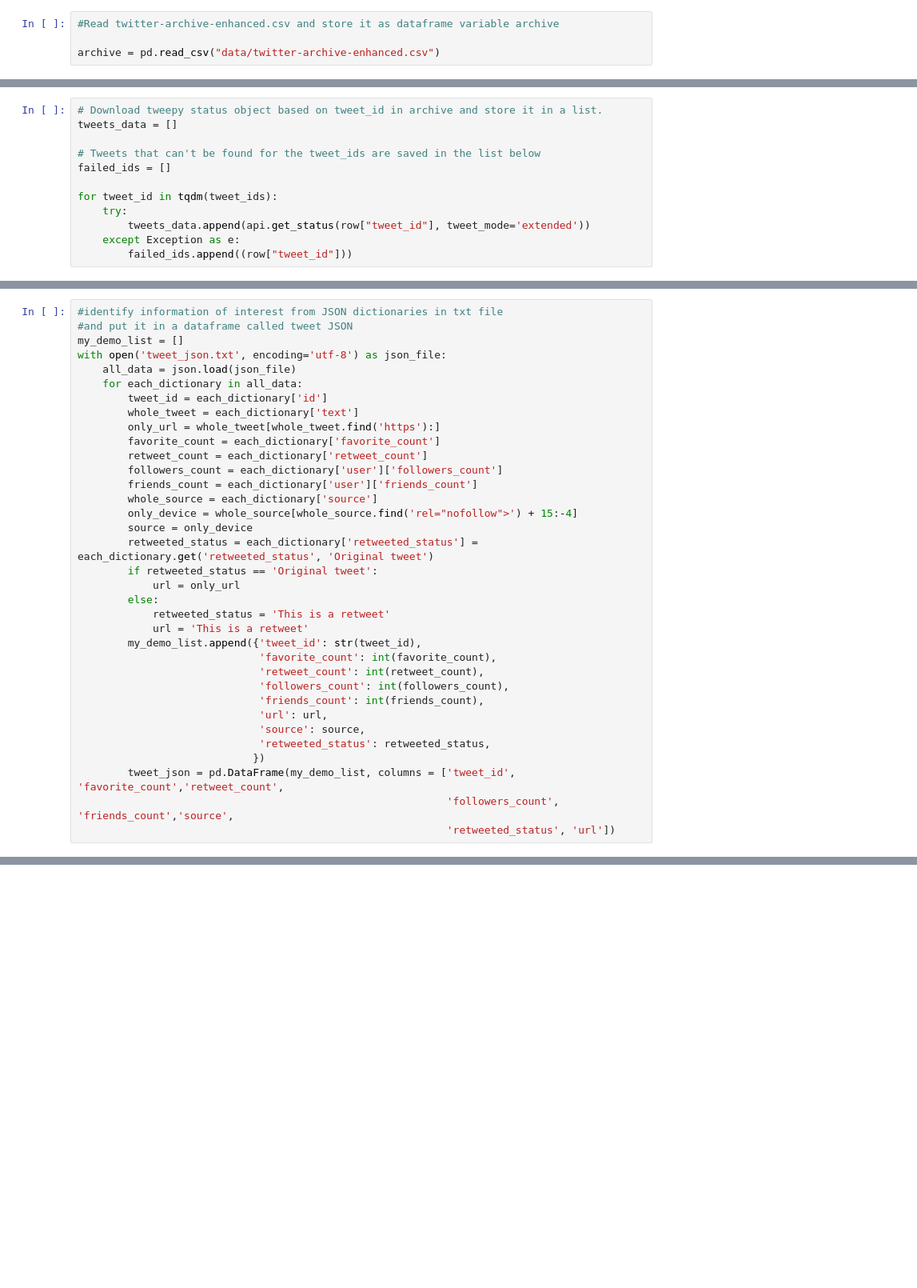
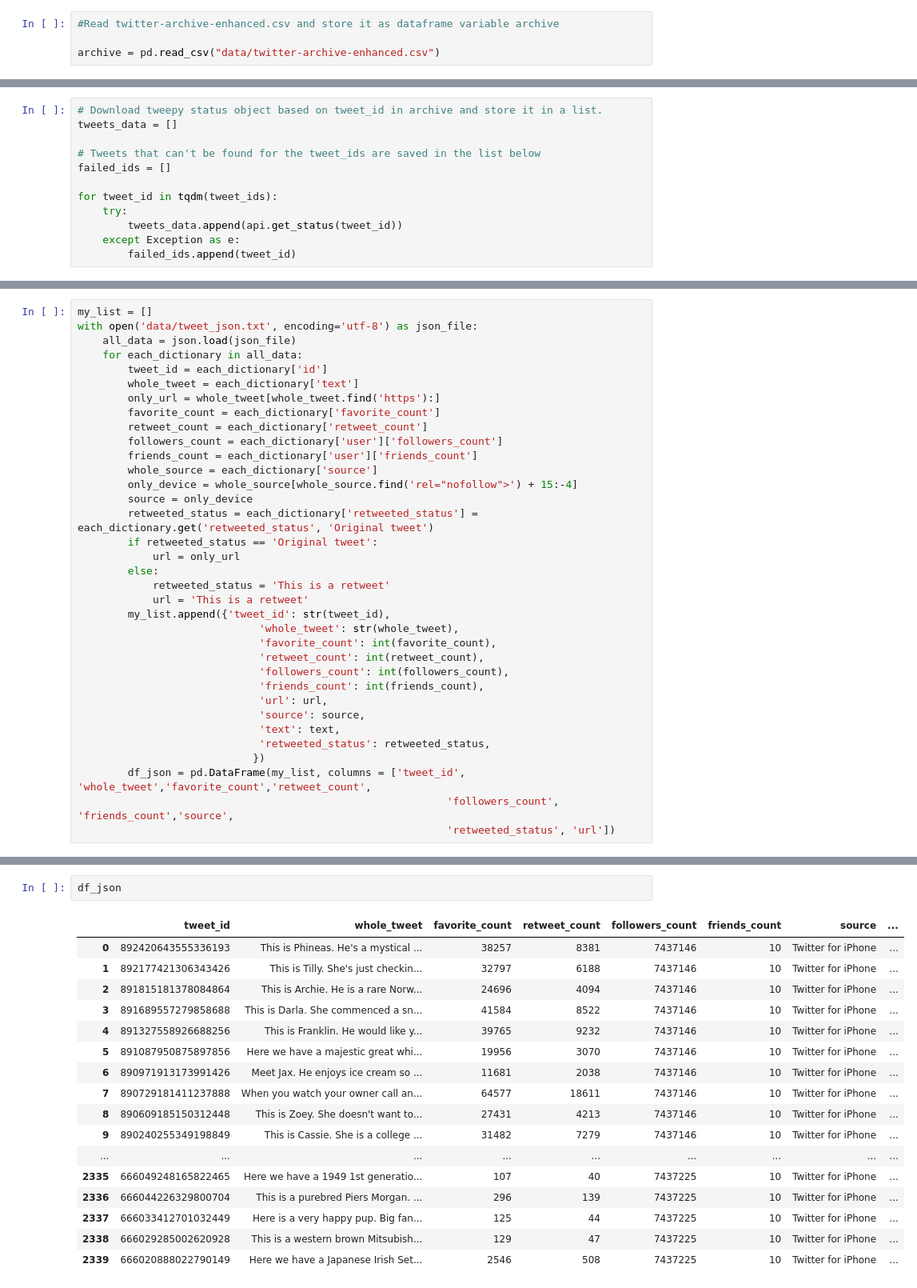
Before and after one commit to nagashrin/data_wrangling, a Jupyter notebook: wrangle_act_1.ipynb, the cells around one changed output, grey strips where cells are left out. Shown: that part at 80% size. Saved outputs shown, nothing was run; the diff lists cells and outputs as text; blank space fills up the shorter version.

```diff
--- a/wrangle_act_1.ipynb
+++ b/wrangle_act_1.ipynb
@@ -93,9 +111,9 @@ failed_ids = []
 
 for tweet_id in tqdm(tweet_ids):
     try:
-        tweets_data.append(api.get_status(row["tweet_id"], tweet_mode='extended'))
+        tweets_data.append(api.get_status(tweet_id))
     except Exception as e:
-        failed_ids.append((row["tweet_id"]))
+        failed_ids.append(tweet_id)
 # %%
 print("The list of tweets" ,len(tweets_data))
 print("The list of tweets no found" , len(failed_ids))
@@ -138,8 +137,6 @@ df_api.sample(8)
 # %%
-#identify information of interest from JSON dictionaries in txt file
-#and put it in a dataframe called tweet JSON
-my_demo_list = []
-with open('tweet_json.txt', encoding='utf-8') as json_file:
+my_list = []
+with open('data/tweet_json.txt', encoding='utf-8') as json_file:
     all_data = json.load(json_file)
     for each_dictionary in all_data:
         tweet_id = each_dictionary['id']
@@ -158,15 +155,17 @@ with open('tweet_json.txt', encoding='utf-8') as json_file:
         else:
             retweeted_status = 'This is a retweet'
             url = 'This is a retweet'
-        my_demo_list.append({'tweet_id': str(tweet_id),
+        my_list.append({'tweet_id': str(tweet_id),
+                             'whole_tweet': str(whole_tweet),
                              'favorite_count': int(favorite_count),
                              'retweet_count': int(retweet_count),
                              'followers_count': int(followers_count),
                              'friends_count': int(friends_count),
                              'url': url,
                              'source': source,
+                             'text': text,
                              'retweeted_status': retweeted_status,
                             })
-        tweet_json = pd.DataFrame(my_demo_list, columns = ['tweet_id', 'favorite_count','retweet_count',
+        df_json = pd.DataFrame(my_list, columns = ['tweet_id', 'whole_tweet','favorite_count','retweet_count',
                                                            'followers_count', 'friends_count','source',
                                                            'retweeted_status', 'url'])
@@ -381,0 +172,20 @@ memory usage: 313.0+ KB
+# %%
+df_json
+# %% [output]
+|  | tweet_id | whole_tweet | favorite_count | retweet_count | followers_count | friends_count | source | ... |
+| 0 | 892420643555336193 | This is Phineas. He's a mystical ... | 38257 | 8381 | 7437146 | 10 | Twitter for iPhone | ... |
+| 1 | 892177421306343426 | This is Tilly. She's just checkin... | 32797 | 6188 | 7437146 | 10 | Twitter for iPhone | ... |
+| 2 | 891815181378084864 | This is Archie. He is a rare Norw... | 24696 | 4094 | 7437146 | 10 | Twitter for iPhone | ... |
+| 3 | 891689557279858688 | This is Darla. She commenced a sn... | 41584 | 8522 | 7437146 | 10 | Twitter for iPhone | ... |
+| 4 | 891327558926688256 | This is Franklin. He would like y... | 39765 | 9232 | 7437146 | 10 | Twitter for iPhone | ... |
+| 5 | 891087950875897856 | Here we have a majestic great whi... | 19956 | 3070 | 7437146 | 10 | Twitter for iPhone | ... |
+| 6 | 890971913173991426 | Meet Jax. He enjoys ice cream so ... | 11681 | 2038 | 7437146 | 10 | Twitter for iPhone | ... |
+| 7 | 890729181411237888 | When you watch your owner call an... | 64577 | 18611 | 7437146 | 10 | Twitter for iPhone | ... |
+| 8 | 890609185150312448 | This is Zoey. She doesn't want to... | 27431 | 4213 | 7437146 | 10 | Twitter for iPhone | ... |
+| 9 | 890240255349198849 | This is Cassie. She is a college ... | 31482 | 7279 | 7437146 | 10 | Twitter for iPhone | ... |
+| ... | ... | ... | ... | ... | ... | ... | ... | ... |
+| 2335 | 666049248165822465 | Here we have a 1949 1st generatio... | 107 | 40 | 7437225 | 10 | Twitter for iPhone | ... |
+| 2336 | 666044226329800704 | This is a purebred Piers Morgan. ... | 296 | 139 | 7437225 | 10 | Twitter for iPhone | ... |
+| 2337 | 666033412701032449 | Here is a very happy pup. Big fan... | 125 | 44 | 7437225 | 10 | Twitter for iPhone | ... |
+| 2338 | 666029285002620928 | This is a western brown Mitsubish... | 129 | 47 | 7437225 | 10 | Twitter for iPhone | ... |
+| 2339 | 666020888022790149 | Here we have a Japanese Irish Set... | 2546 | 508 | 7437225 | 10 | Twitter for iPhone | ... |
```
Also changed, not shown: parts of 30 cells of this notebook, 1 other file.
